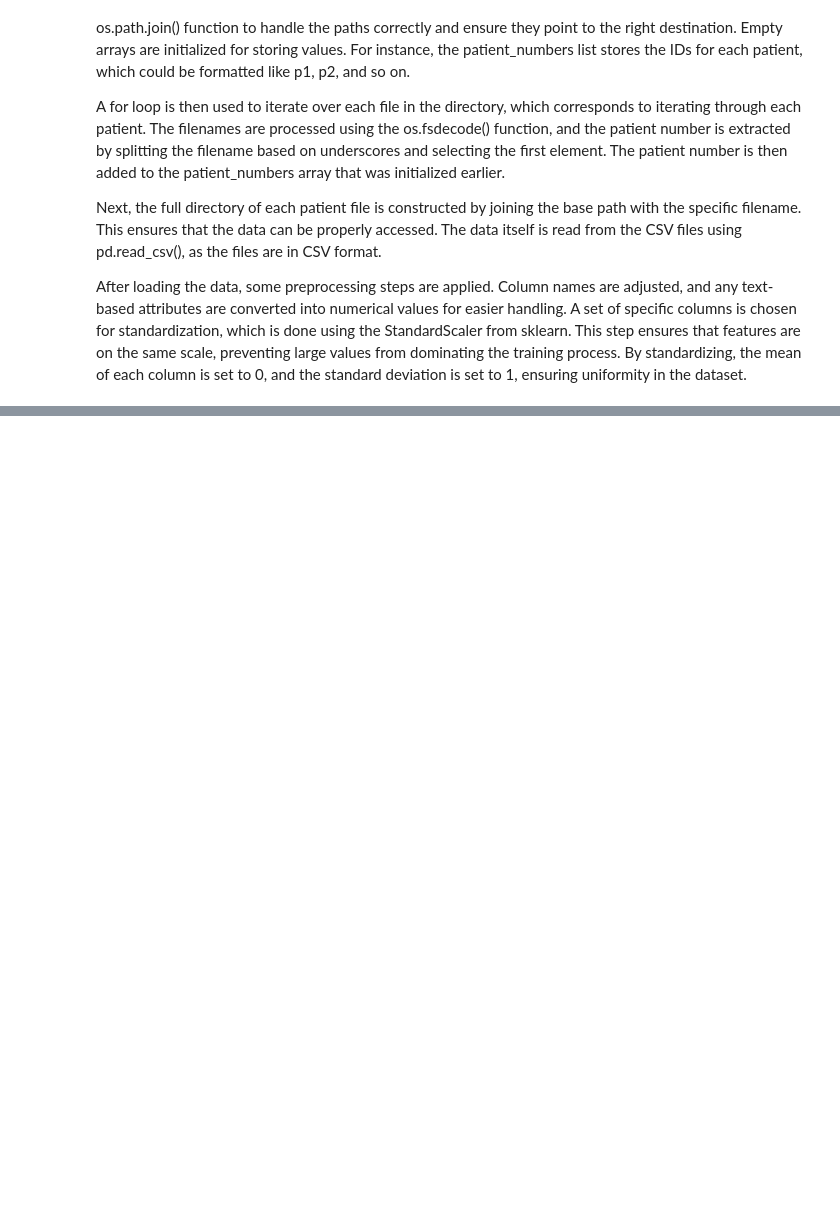
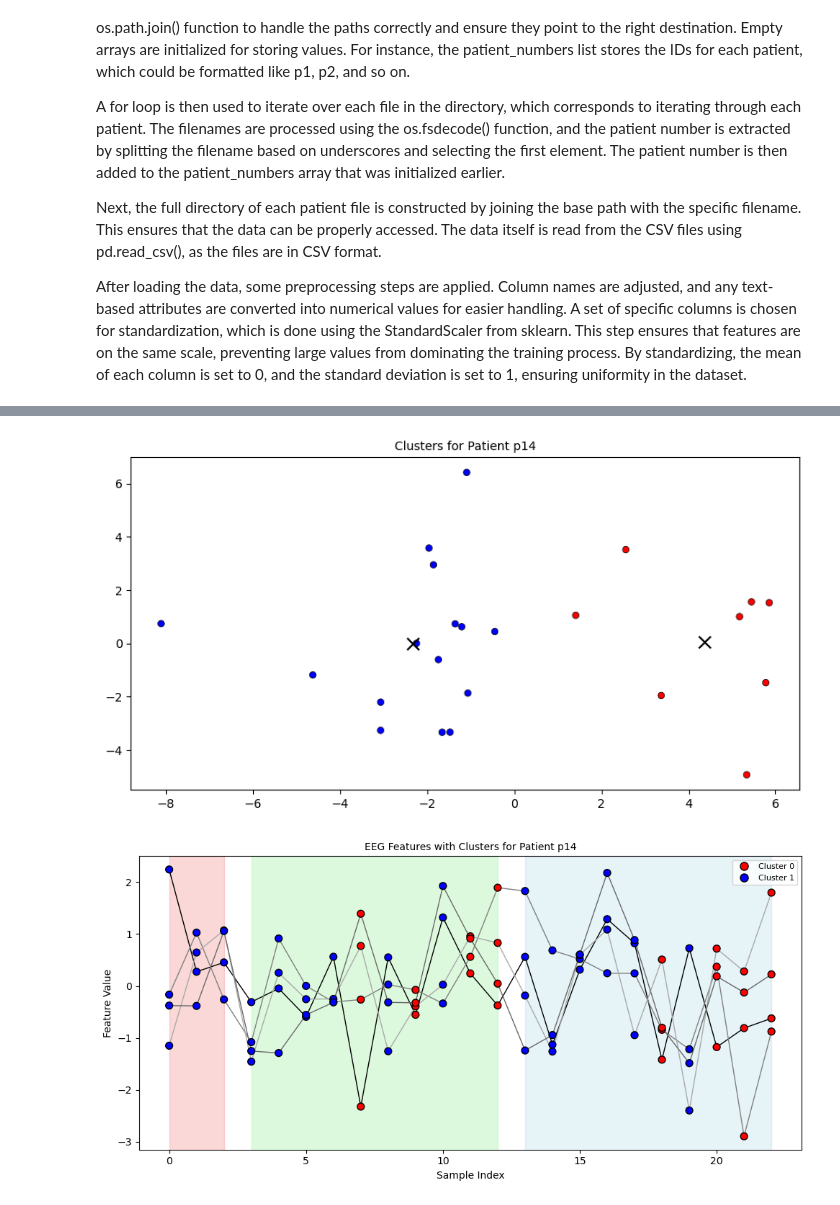
Before and after one commit to RasDTU02/EEGBachelorProjekt, a Jupyter notebook: epochs.ipynb, the cells around one changed output, grey strips where cells are left out. Drawn from its saved outputs; the diff is of its cells as text; code cells hidden in the pictures; blank space fills up the shorter version.

Commit message:
classified data points with eeg data

```diff
--- a/epochs.ipynb
+++ b/epochs.ipynb
@@ -74,8 +95,0 @@ For testing purpose, a simple model is first initialized. It is important that i
-# %%
-# Use case (maybe delete this)
-for patient in patient_data.keys():
-    print(f"Patient: {patient}")
-    print(patient_data[patient].head())
-# %%
-for patient in patient_data.keys():
-    a = 1
@@ -81,0 +168,5 @@ for patient in patient_data.keys():
+# %%
+clustering_training_and_plotting('p14')
+# %% [output]
+[figure, added]
+[figure, added]
```
Also changed, not shown: parts of 6 cells of this notebook, 1 other file.
